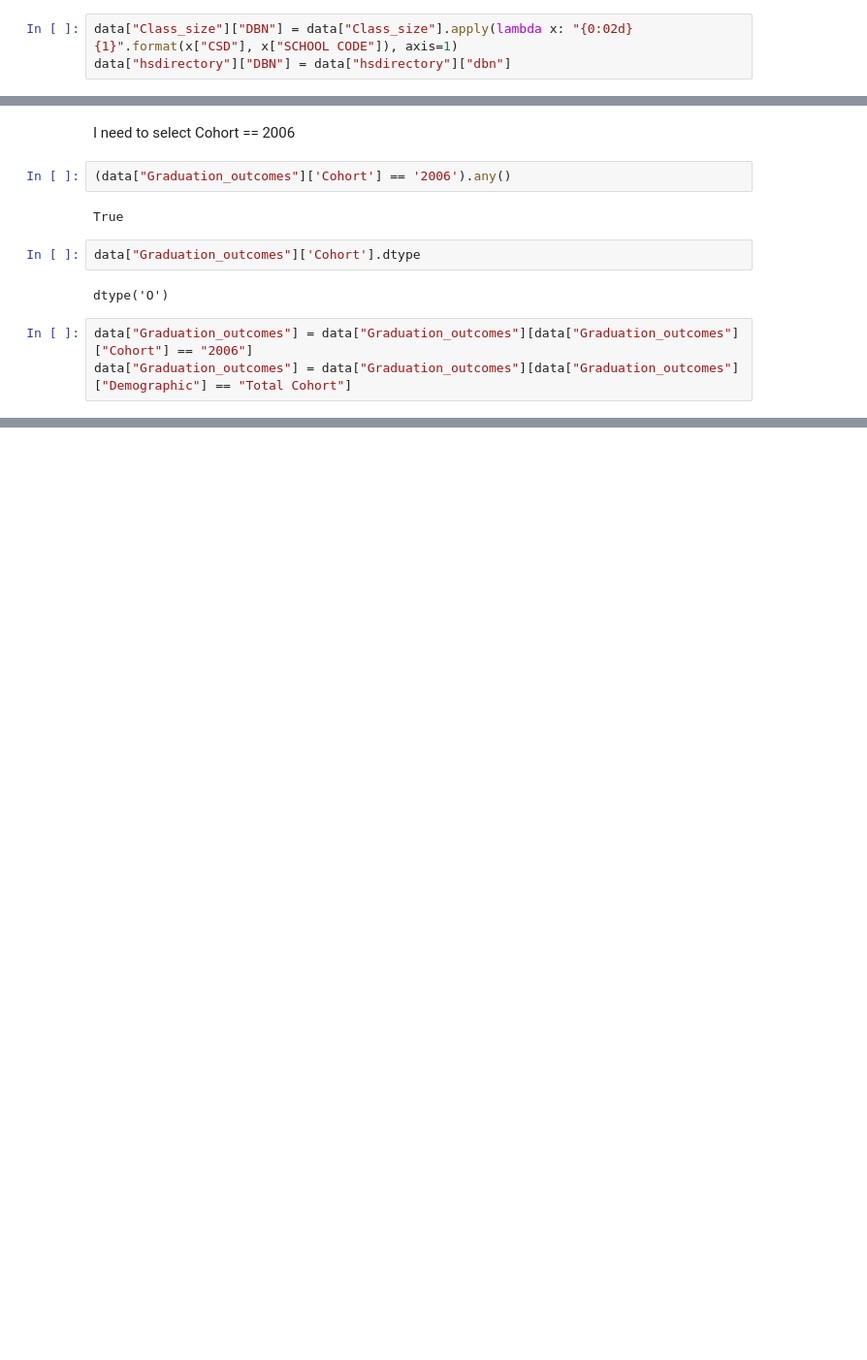
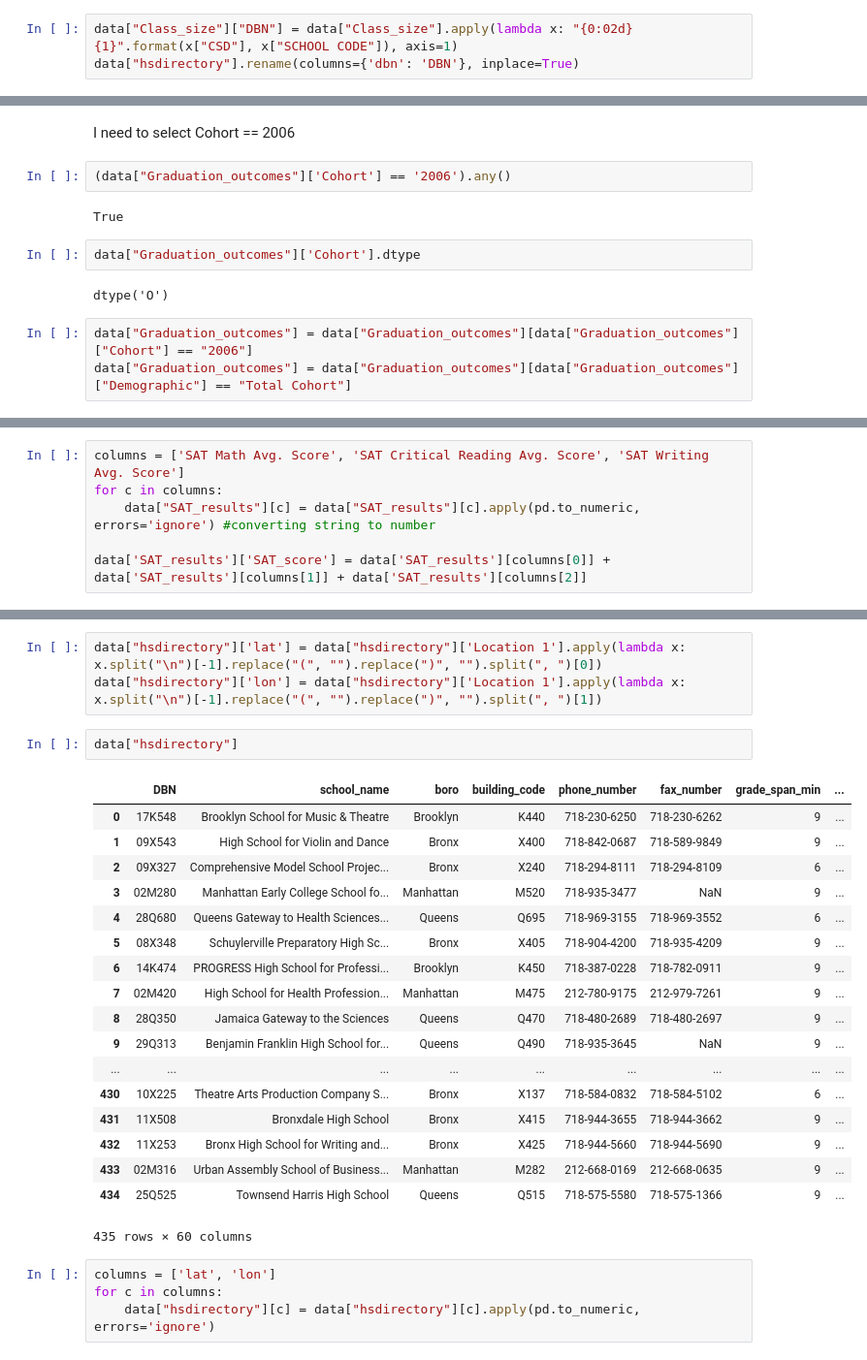
Before and after one commit to PukkaPad/data-storytelling-SAT-NewYork, a Jupyter notebook: DataStorytelling-SAT-NewYork.ipynb, the cells around one changed output, grey strips where cells are left out. Shown: that part at 97% size. Drawn from its saved outputs; the diff is of its cells as text; blank space fills up the shorter version.

Commit message:
SAT score computation, parsing lat and lon :earth_americas:

```diff
--- a/DataStorytelling-SAT-NewYork.ipynb
+++ b/DataStorytelling-SAT-NewYork.ipynb
@@ -91,7 +91,7 @@ from [string format](https://docs.python.org/2/library/stdtypes.html#str.format)
 02d formats an integer (d) to a field of minimum width 2 (2), with zero-padding on the left (leading 0)
 # %%
 data["Class_size"]["DBN"] = data["Class_size"].apply(lambda x: "{0:02d}{1}".format(x["CSD"], x["SCHOOL CODE"]), axis=1)
-data["hsdirectory"]["DBN"] = data["hsdirectory"]["dbn"]
+data["hsdirectory"].rename(columns={'dbn': 'DBN'}, inplace=True)
 # %%
 data["Class_size"].head(3)
 # %% [output]
@@ -394,0 +425,6 @@ data["Graduation_outcomes"] = data["Graduation_outcomes"][data["Graduation_outco
+# %%
+columns = ['SAT Math Avg. Score', 'SAT Critical Reading Avg. Score', 'SAT Writing Avg. Score']
+for c in columns:
+    data["SAT_results"][c] = data["SAT_results"][c].apply(pd.to_numeric, errors='ignore') #converting string to number
+
+data['SAT_results']['SAT_score'] = data['SAT_results'][columns[0]] + data['SAT_results'][columns[1]] + data['SAT_results'][columns[2]]
@@ -394,0 +467,28 @@ data["Graduation_outcomes"] = data["Graduation_outcomes"][data["Graduation_outco
+# %%
+data["hsdirectory"]['lat'] = data["hsdirectory"]['Location 1'].apply(lambda x: x.split("\n")[-1].replace("(", "").replace(")", "").split(", ")[0])
+data["hsdirectory"]['lon'] = data["hsdirectory"]['Location 1'].apply(lambda x: x.split("\n")[-1].replace("(", "").replace(")", "").split(", ")[1])
+# %%
+data["hsdirectory"]
+# %% [output]
+|  | DBN | school_name | boro | building_code | phone_number | fax_number | grade_span_min | ... |
+| 0 | 17K548 | Brooklyn School for Music & Theatre | Brooklyn | K440 | 718-230-6250 | 718-230-6262 | 9 | ... |
+| 1 | 09X543 | High School for Violin and Dance | Bronx | X400 | 718-842-0687 | 718-589-9849 | 9 | ... |
+| 2 | 09X327 | Comprehensive Model School Projec... | Bronx | X240 | 718-294-8111 | 718-294-8109 | 6 | ... |
+| 3 | 02M280 | Manhattan Early College School fo... | Manhattan | M520 | 718-935-3477 | NaN | 9 | ... |
+| 4 | 28Q680 | Queens Gateway to Health Sciences... | Queens | Q695 | 718-969-3155 | 718-969-3552 | 6 | ... |
+| 5 | 08X348 | Schuylerville Preparatory High Sc... | Bronx | X405 | 718-904-4200 | 718-935-4209 | 9 | ... |
+| 6 | 14K474 | PROGRESS High School for Professi... | Brooklyn | K450 | 718-387-0228 | 718-782-0911 | 9 | ... |
+| 7 | 02M420 | High School for Health Profession... | Manhattan | M475 | 212-780-9175 | 212-979-7261 | 9 | ... |
+| 8 | 28Q350 | Jamaica Gateway to the Sciences | Queens | Q470 | 718-480-2689 | 718-480-2697 | 9 | ... |
+| 9 | 29Q313 | Benjamin Franklin High School for... | Queens | Q490 | 718-935-3645 | NaN | 9 | ... |
+| ... | ... | ... | ... | ... | ... | ... | ... | ... |
+| 430 | 10X225 | Theatre Arts Production Company S... | Bronx | X137 | 718-584-0832 | 718-584-5102 | 6 | ... |
+| 431 | 11X508 | Bronxdale High School | Bronx | X415 | 718-944-3655 | 718-944-3662 | 9 | ... |
+| 432 | 11X253 | Bronx High School for Writing and... | Bronx | X425 | 718-944-5660 | 718-944-5690 | 9 | ... |
+| 433 | 02M316 | Urban Assembly School of Business... | Manhattan | M282 | 212-668-0169 | 212-668-0635 | 9 | ... |
+| 434 | 25Q525 | Townsend Harris High School | Queens | Q515 | 718-575-5580 | 718-575-1366 | 9 | ... |
+435 rows × 60 columns
+# %%
+columns = ['lat', 'lon']
+for c in columns:
+    data["hsdirectory"][c] = data["hsdirectory"][c].apply(pd.to_numeric, errors='ignore')
```
Also changed, not shown: parts of 15 cells of this notebook.
